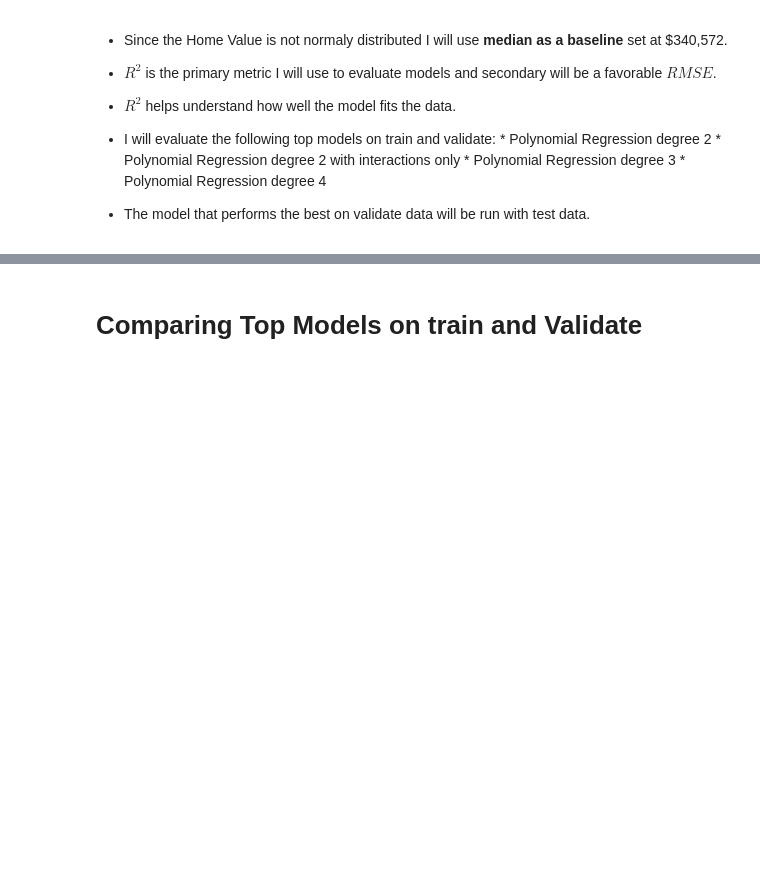
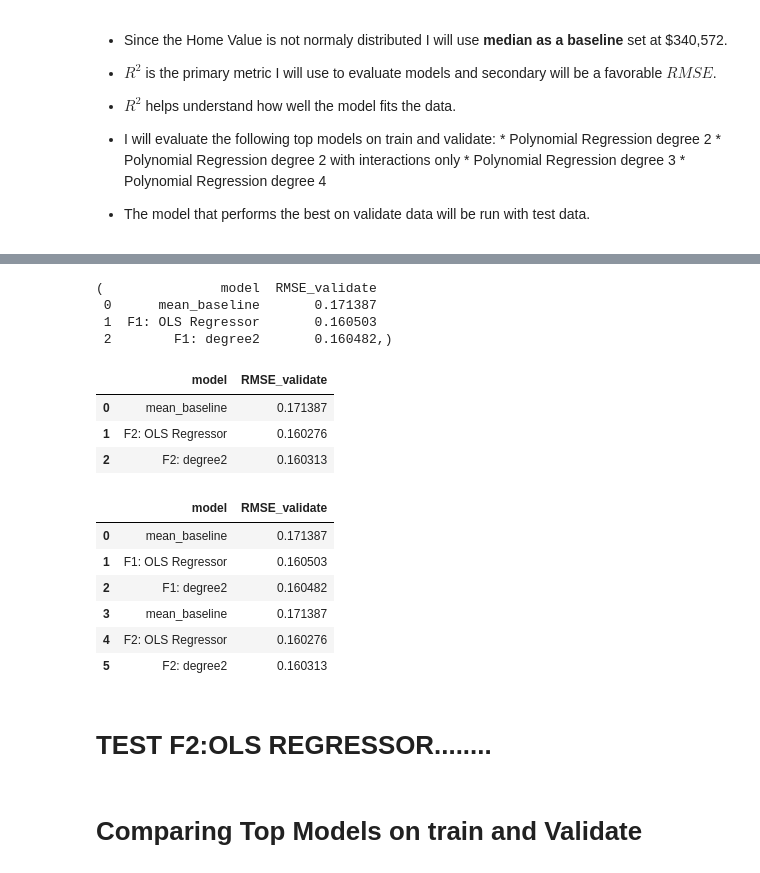
Before and after one commit to Codeup-Justin-Evans-Yvette-Ibarra/project_zillow_team, a Jupyter notebook: Final_Report_Zillow_Team_Project.ipynb, the cells around one changed output, grey strips where cells are left out. Saved outputs shown, nothing was run; the diff lists cells and outputs as text; code cells hidden in the pictures; blank space fills up the shorter version.

Commit message:
update model section

```diff
--- a/Final_Report_Zillow_Team_Project.ipynb
+++ b/Final_Report_Zillow_Team_Project.ipynb
@@ -606,5 +604,5 @@ The rest of the  features will be dropped from this itteration of modeling due t
         * Polynomial Regression degree 4
 * The model that performs the best on validate data will be run with test data.
 # %%
-# prepare data for modeling
-X_train, y_train, X_validate, y_validate, X_test, y_test = m.model_data_prep(train, validate, test)
+# prepare data for modeling features set 1
+X_train_scaled,y_train, X_validate_scaled,y_validate, X_test_scaled, y_test = m.model_data_prep(train_scaled, validate_scaled,test_scaled, features_to_model1)
@@ -615,0 +609,6 @@ train_pred, validate_pred, test_pred = m.predictions(X_train,y_train,X_validate,
+# %%
+# prepare data for modeling features set 2
+X_train_scaled2,y_train2, X_validate_scaled2,y_validate2, X_test_scaled2, y_test2 = m.model_data_prep2(train_scaled, validate_scaled,test_scaled, features_to_model2)
+# %%
+# features set 1 on train and validate
+metric1= m.modeling(X_train_scaled, y_train, X_validate_scaled,y_validate, X_test_scaled, y_test)
@@ -615,0 +624,3 @@ train_pred, validate_pred, test_pred = m.predictions(X_train,y_train,X_validate,
+# %%
+# features set 2 on train and validate
+metric2 = m.modeling2(X_train_scaled2, y_train2, X_validate_scaled2,y_validate2, X_test_scaled2, y_test2)
@@ -616,3 +636,30 @@ train_pred, validate_pred, test_pred = m.predictions(X_train,y_train,X_validate,
+# %%
+metric1,
+# %% [output]
+(               model  RMSE_validate
+ 0      mean_baseline       0.171387
+ 1  F1: OLS Regressor       0.160503
+ 2        F1: degree2       0.160482,)
+# %%
+metric2
+# %% [output]
+|  | model | RMSE_validate |
+| 0 | mean_baseline | 0.171387 |
+| 1 | F2: OLS Regressor | 0.160276 |
+| 2 | F2: degree2 | 0.160313 |
+# %%
+metric=pd.concat([metric1,metric2],ignore_index=True)
+metric
+# %% [output]
+|  | model | RMSE_validate |
+| 0 | mean_baseline | 0.171387 |
+| 1 | F1: OLS Regressor | 0.160503 |
+| 2 | F1: degree2 | 0.160482 |
+| 3 | mean_baseline | 0.171387 |
+| 4 | F2: OLS Regressor | 0.160276 |
+| 5 | F2: degree2 | 0.160313 |
+# %% [markdown]
+# TEST F2:OLS REGRESSOR........
 # %% [markdown]
 # Comparing Top Models on train and Validate
 # %% [markdown]
```
Also changed, not shown: parts of 19 cells of this notebook.
